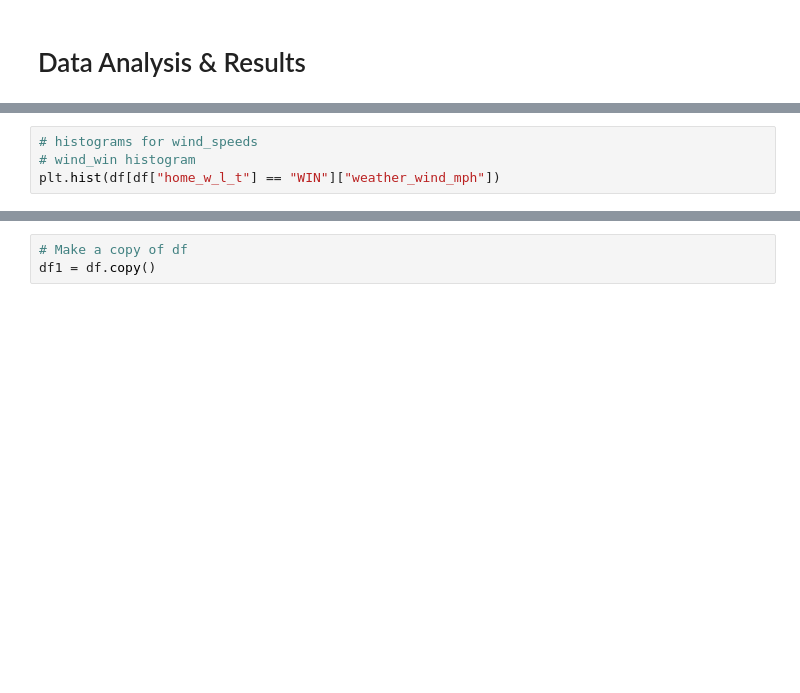
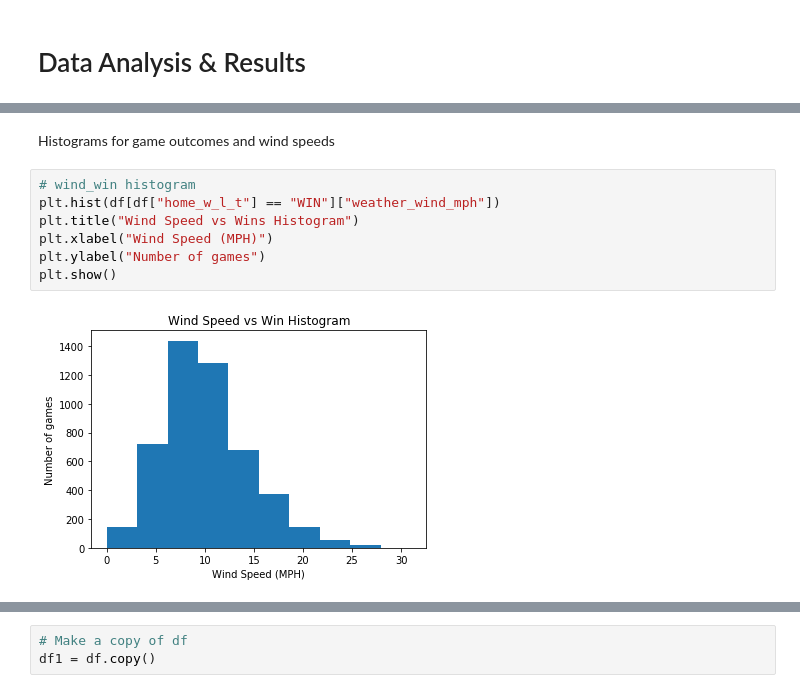
Before and after one commit to apwai/COGS108_Final_Project, a Jupyter notebook: Final-Project.ipynb, the cells around one changed output, grey strips where cells are left out. Cells and saved outputs as stored; diff of their text form; blank space fills up the shorter version.

```diff
--- a/Final-Project.ipynb
+++ b/Final-Project.ipynb
@@ -122,7 +146,14 @@ plt.hist(df[df["home_w_l_t"] == "LOSS"]["weather_temperature"])
+# %% [markdown]
+Histograms for game outcomes and wind speeds
 # %%
-# histograms for wind_speeds
 # wind_win histogram
 plt.hist(df[df["home_w_l_t"] == "WIN"]["weather_wind_mph"])
+plt.title("Wind Speed vs Wins Histogram")
+plt.xlabel("Wind Speed (MPH)")
+plt.ylabel("Number of games")
+plt.show()
+# %% [output]
+[figure, added]
 # %%
 # wind_tie histogram
 plt.hist(df[df["home_w_l_t"] == "TIE"]["weather_wind_mph"])
```
Also changed, not shown: parts of 29 cells of this notebook.
